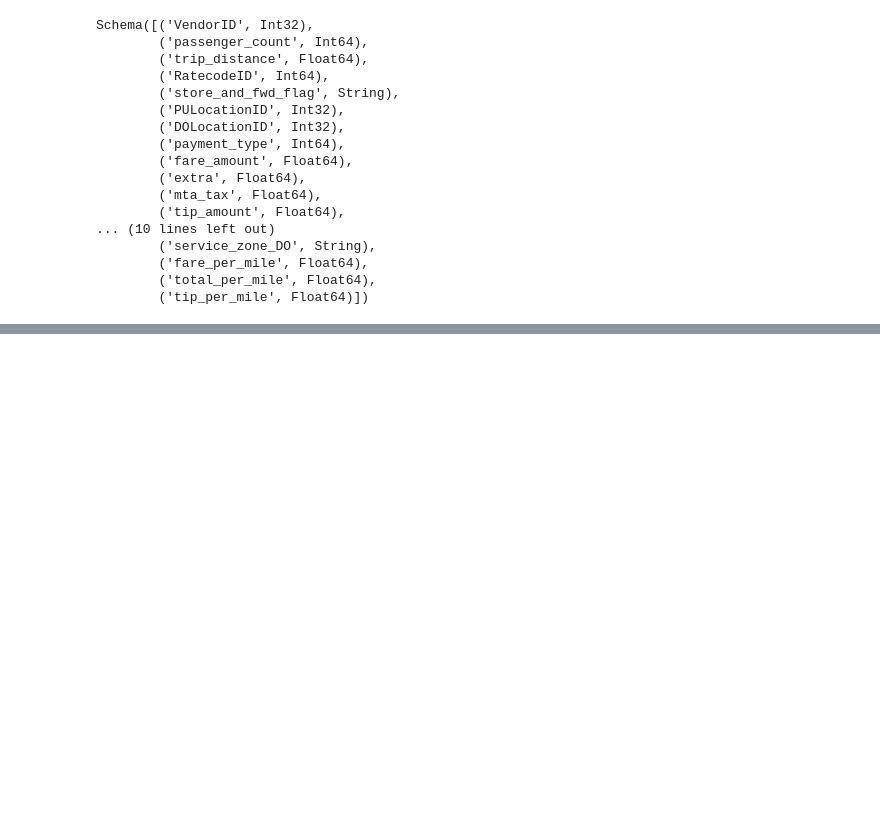
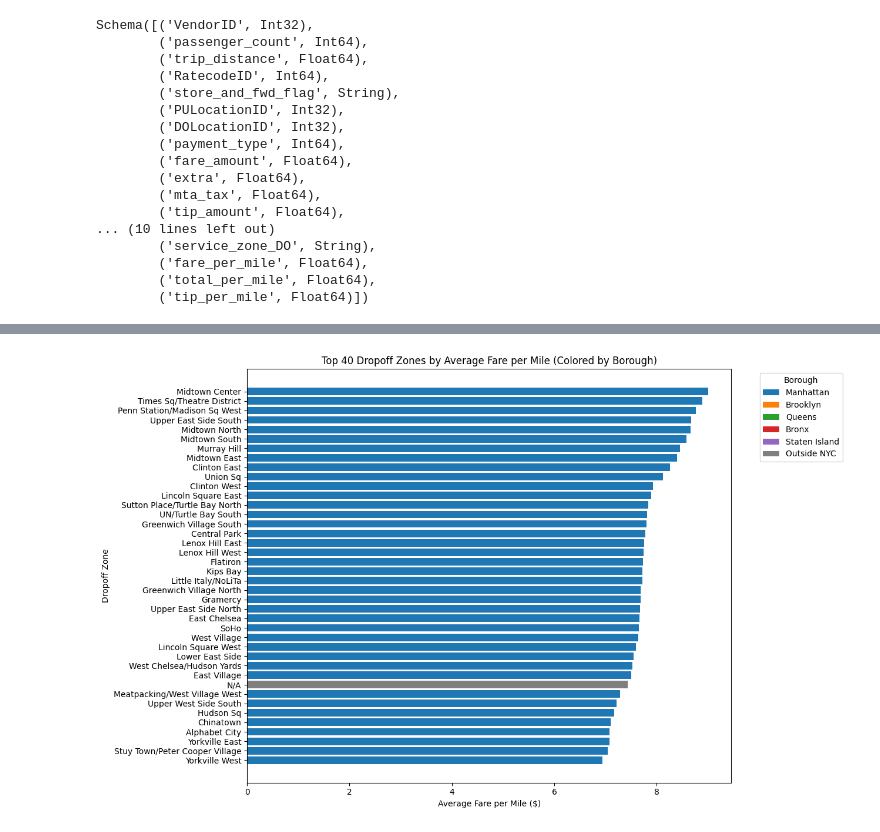
Before and after one commit to Zhanqiu-Guo/NYC-Yellow-Cab, a Jupyter notebook: geo_EDA.ipynb, the cells around one changed output, grey strips where cells are left out. Saved outputs shown, nothing was run; the diff lists cells and outputs as text; code cells hidden in the pictures; blank space fills up the shorter version.

```diff
--- a/geo_EDA.ipynb
+++ b/geo_EDA.ipynb
@@ -246,0 +247,33 @@ shape: (50, 5)
+# %%
+top_zones = do_zone_stats.slice(1, 40)
+
+zones = top_zones["Zone_DO"].to_list()
+avg_fare = top_zones["med_fare_per_mile"].to_list()
+boroughs = top_zones["Borough_DO"].to_list()
+
+# Define a color map for NYC boroughs + outside NYC
+borough_colors = {
+    "Manhattan": "#1f77b4",
+    "Brooklyn": "#ff7f0e",
+    "Queens": "#2ca02c",
+    "Bronx": "#d62728",
+    "Staten Island": "#9467bd",
+    "Outside NYC": "#7f7f7f"
+}
+
+colors = [borough_colors.get(b, "#7f7f7f") for b in boroughs]
+
+plt.figure(figsize=(13, 8))
+bars = plt.barh(zones, avg_fare, color=colors)
+plt.xlabel("Average Fare per Mile ($)")
+plt.ylabel("Dropoff Zone")
+plt.title("Top 40 Dropoff Zones by Average Fare per Mile (Colored by Borough)")
+plt.gca().invert_yaxis()  # highest at top
+
+legend_elements = [Patch(facecolor=color, label=boro) for boro, color in borough_colors.items()]
+plt.legend(handles=legend_elements, title="Borough", bbox_to_anchor=(1.05, 1), loc="upper left")
+
+plt.tight_layout()
+plt.show()
+# %% [output]
+[figure, added]
```
Also changed, not shown: parts of 1 cell of this notebook.
